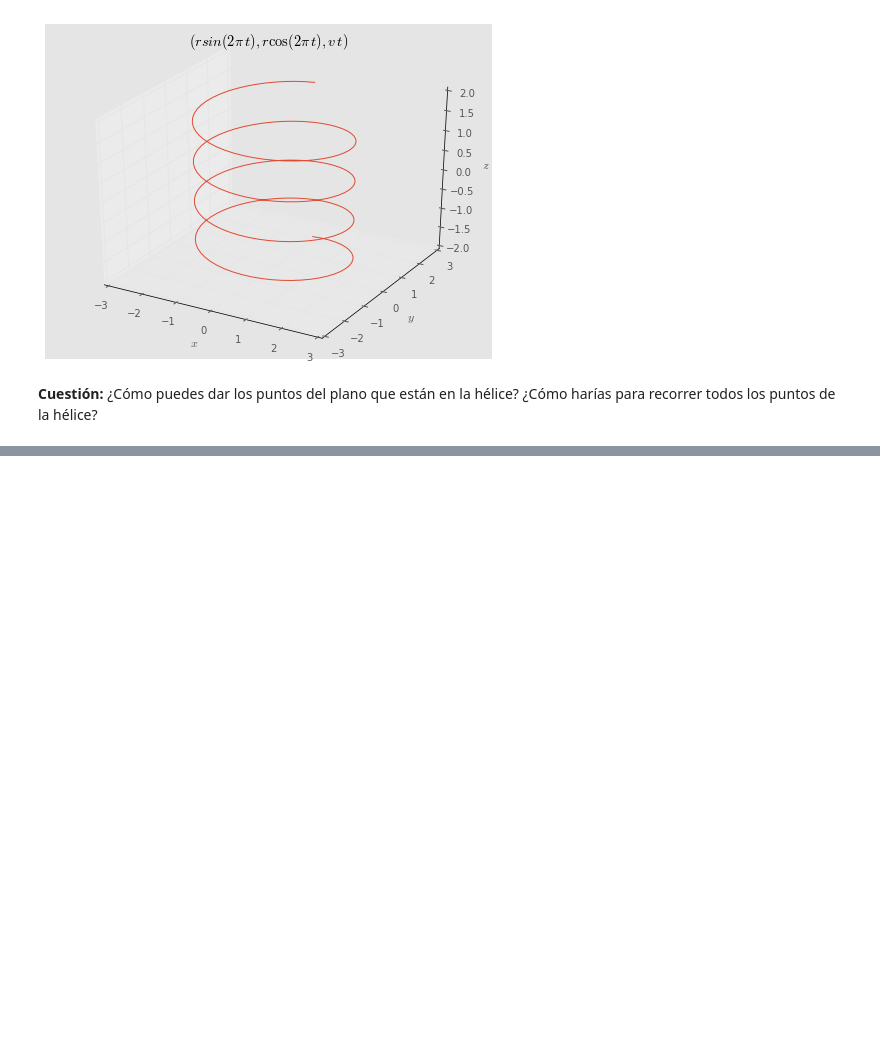
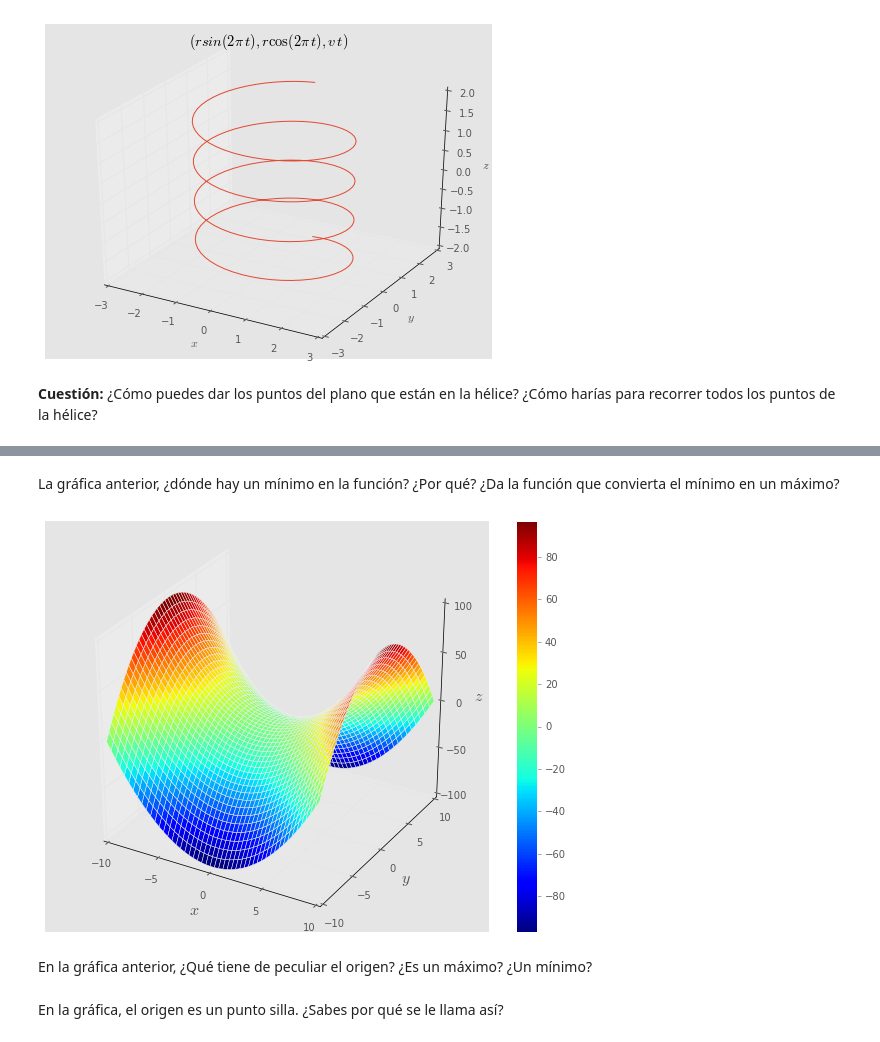
Before and after one commit to XoelSixto/uscmathcourse, a Jupyter notebook: derivadas_cuestiones.ipynb, the cells around one changed output, grey strips where cells are left out. Drawn from its saved outputs; the diff is of its cells as text; code cells hidden in the pictures; blank space fills up the shorter version.

```diff
--- a/derivadas_cuestiones.ipynb
+++ b/derivadas_cuestiones.ipynb
@@ -262,0 +288,27 @@ ax.set_title(r'$(r sin(2\pi\,t), r \cos(2 \pi \, t), v \, t)$');
+# %% [markdown]
+La gráfica anterior, ¿dónde hay un mínimo en la función? ¿Por qué? ¿Da la función que convierta el mínimo en un máximo?
+# %%
+fig = plt.figure(figsize=(8, 6))
+ax = fig.add_subplot(1, 1, 1, projection='3d')
+
+xs = np.linspace(-10., 10., 50)
+ys = np.linspace(-10., 10., 50)
+
+xms, yms = np.meshgrid(xs, ys)
+zms = xms*xms-yms*yms
+
+cmap = plt.cm.jet
+# ax.view_init(0., 45.)
+sf = ax.plot_surface(xms, yms, zms, rstride=1, cstride=1, alpha=1., cmap=cmap)
+ax.set_xlabel('$x$', fontsize=16)
+ax.set_ylabel('$y$', fontsize=16)
+ax.set_zlabel('$z$', fontsize=16)
+fig.colorbar(sf, ax=ax);
+
+fig.tight_layout();
+# %% [output]
+[figure, added]
+# %% [markdown]
+En la gráfica anterior, ¿Qué tiene de peculiar el origen? ¿Es un máximo? ¿Un mínimo?
+# %% [markdown]
+En la gráfica, el origen es un punto silla. ¿Sabes por qué se le llama así?
```
Also changed, not shown: parts of 5 cells of this notebook.
